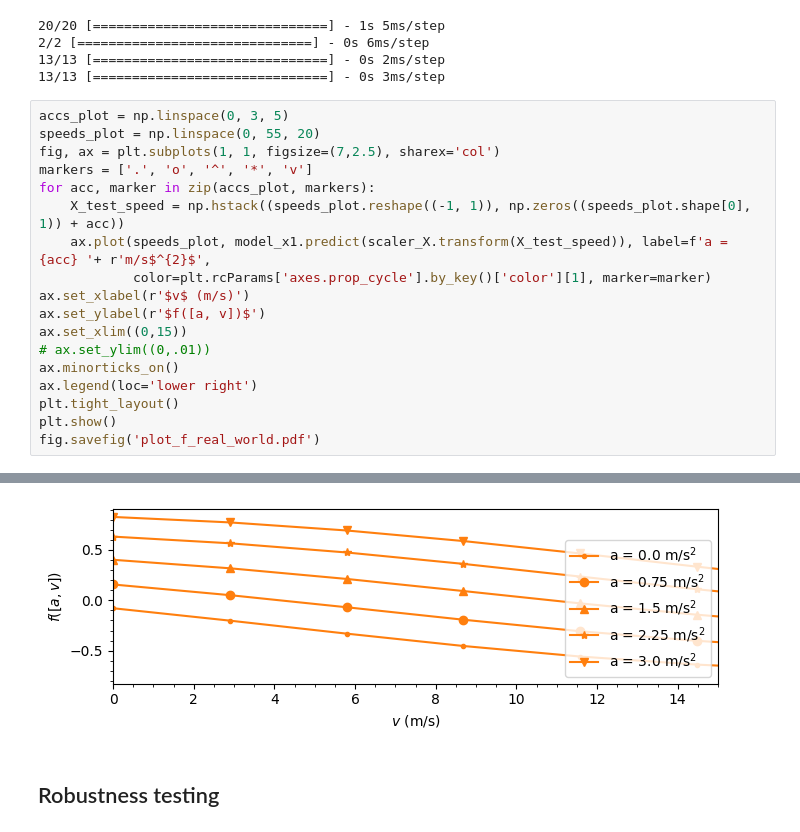
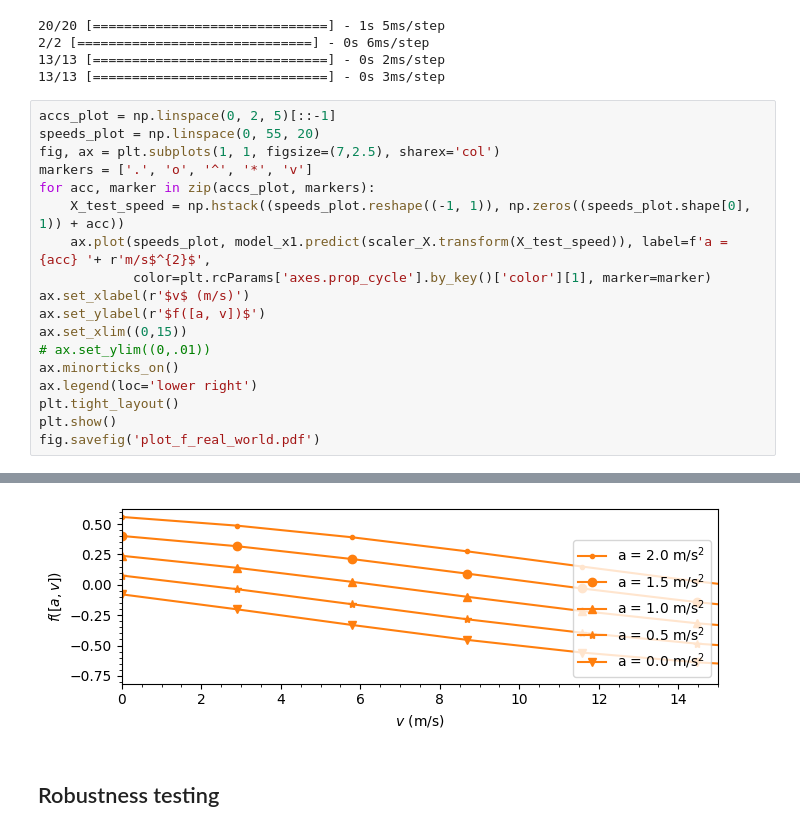
Before and after one commit to carloshernangarrido/ordinal_regression, a Jupyter notebook: main_real_world_example.ipynb, the cells around one changed output, grey strips where cells are left out. Drawn from its saved outputs; the diff is of its cells as text.

```diff
--- a/main_real_world_example.ipynb
+++ b/main_real_world_example.ipynb
@@ -439,7 +439,7 @@ fig4.show()
 13/13 [==============================] - 0s 2ms/step
 13/13 [==============================] - 0s 3ms/step
 # %%
-accs_plot = np.linspace(0, 3, 5)
+accs_plot = np.linspace(0, 2, 5)[::-1]
 speeds_plot = np.linspace(0, 55, 20)
 fig, ax = plt.subplots(1, 1, figsize=(7,2.5), sharex='col')
 markers = ['.', 'o', '^', '*', 'v']
@@ -465,4 +465,4 @@ fig.savefig('plot_f_real_world.pdf')
-[figure, old version]
+[figure, new version]
 # %% [markdown]
 ## Robustness testing
 # %%
```
Also changed, not shown: parts of 7 cells of this notebook, 4 other files.
